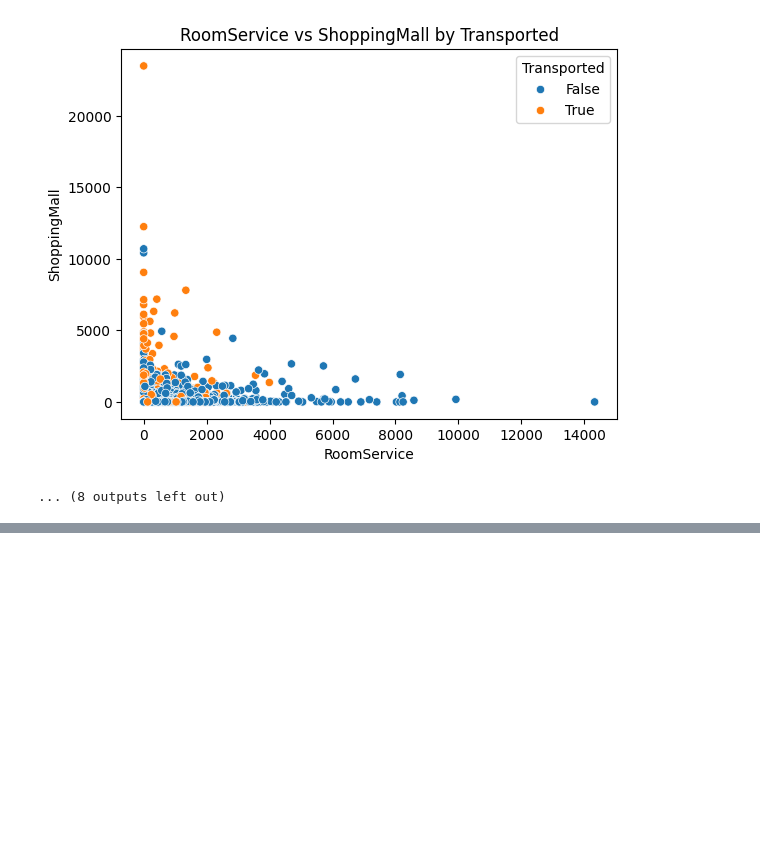
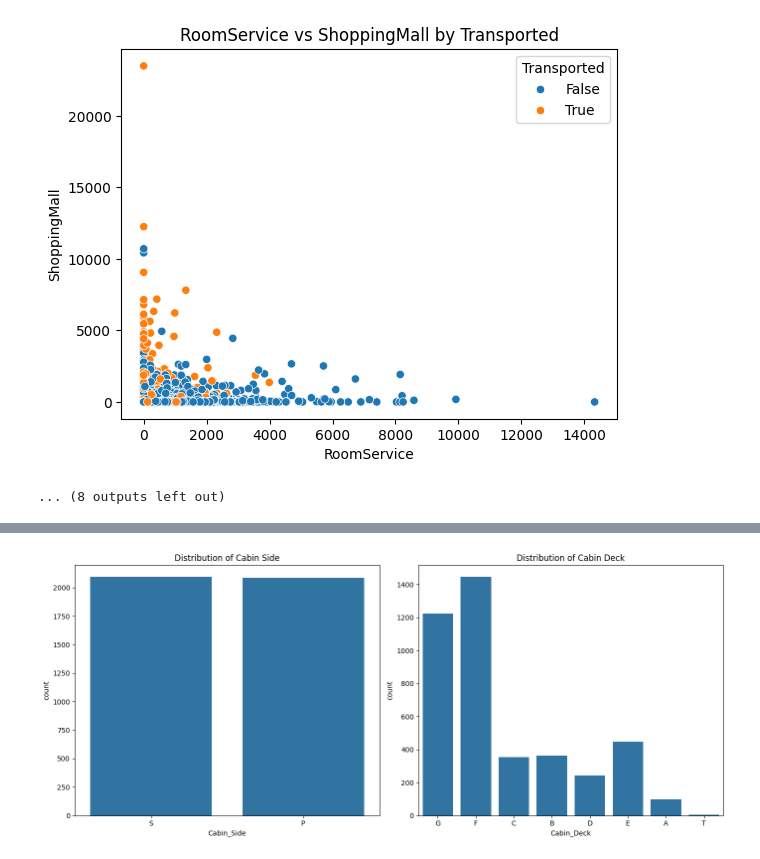
Before and after one commit to Data-Nova/spaceship_titanic_challenge, a Jupyter notebook: Spaceship_Titanic.ipynb, the cells around one changed output, grey strips where cells are left out. Saved outputs shown, nothing was run; the diff lists cells and outputs as text; code cells hidden in the pictures; blank space fills up the shorter version.

```diff
--- a/Spaceship_Titanic.ipynb
+++ b/Spaceship_Titanic.ipynb
@@ -320,0 +353,14 @@ for i in range(len(num_features)):
+# %%
+# Visualize the distribution of 'Cabin Side' and 'Cabin Deck'
+fig, axes = plt.subplots(1, 2, figsize=(14, 6))
+
+sns.countplot(data=df_test, x='Cabin_Side', ax=axes[0])
+axes[0].set_title('Distribution of Cabin Side')
+
+sns.countplot(data=df_test, x='Cabin_Deck', ax=axes[1])
+axes[1].set_title('Distribution of Cabin Deck')
+
+plt.tight_layout()
+plt.show()
+# %% [output]
+[figure, added]
```
Also changed, not shown: parts of 6 cells of this notebook.
